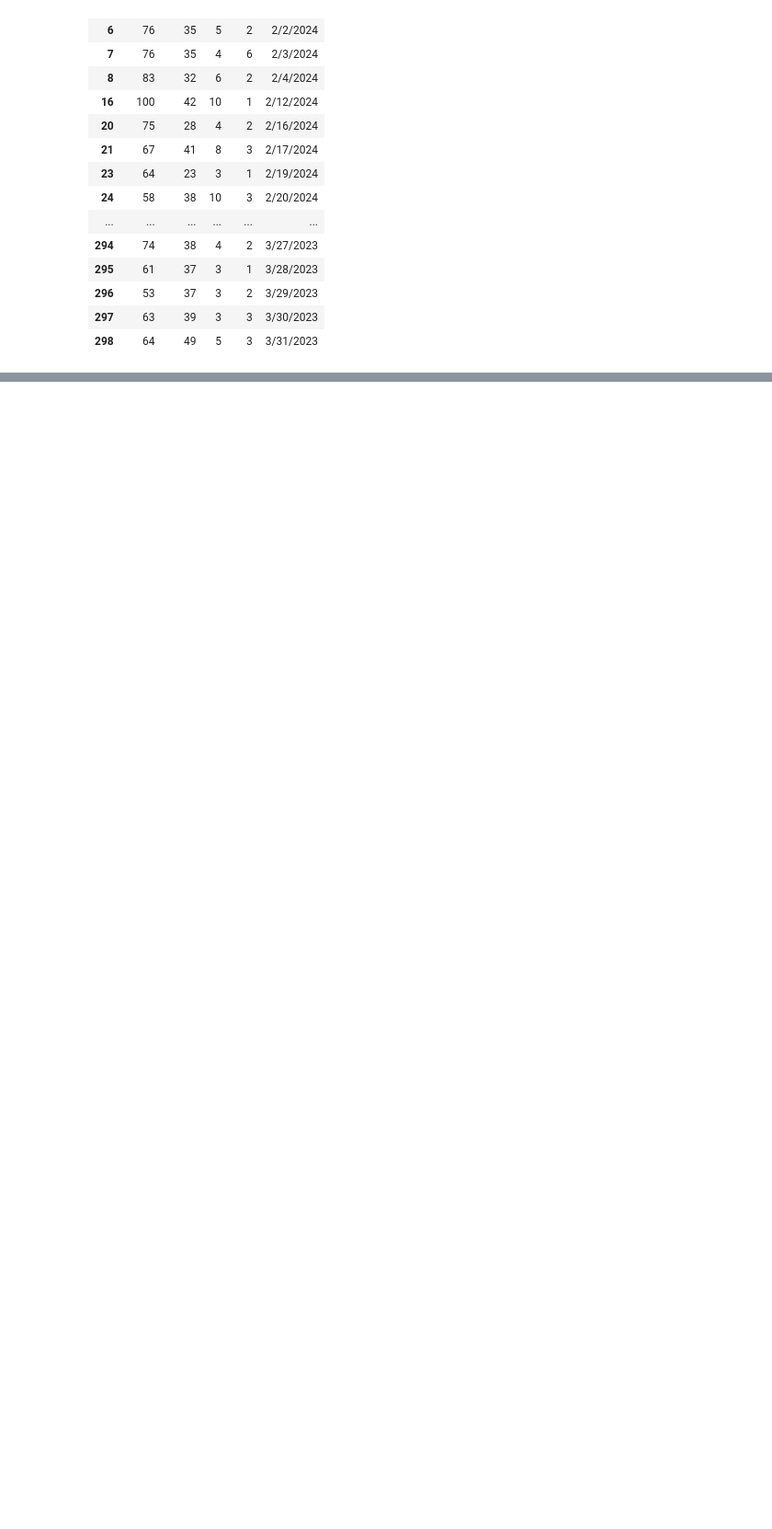
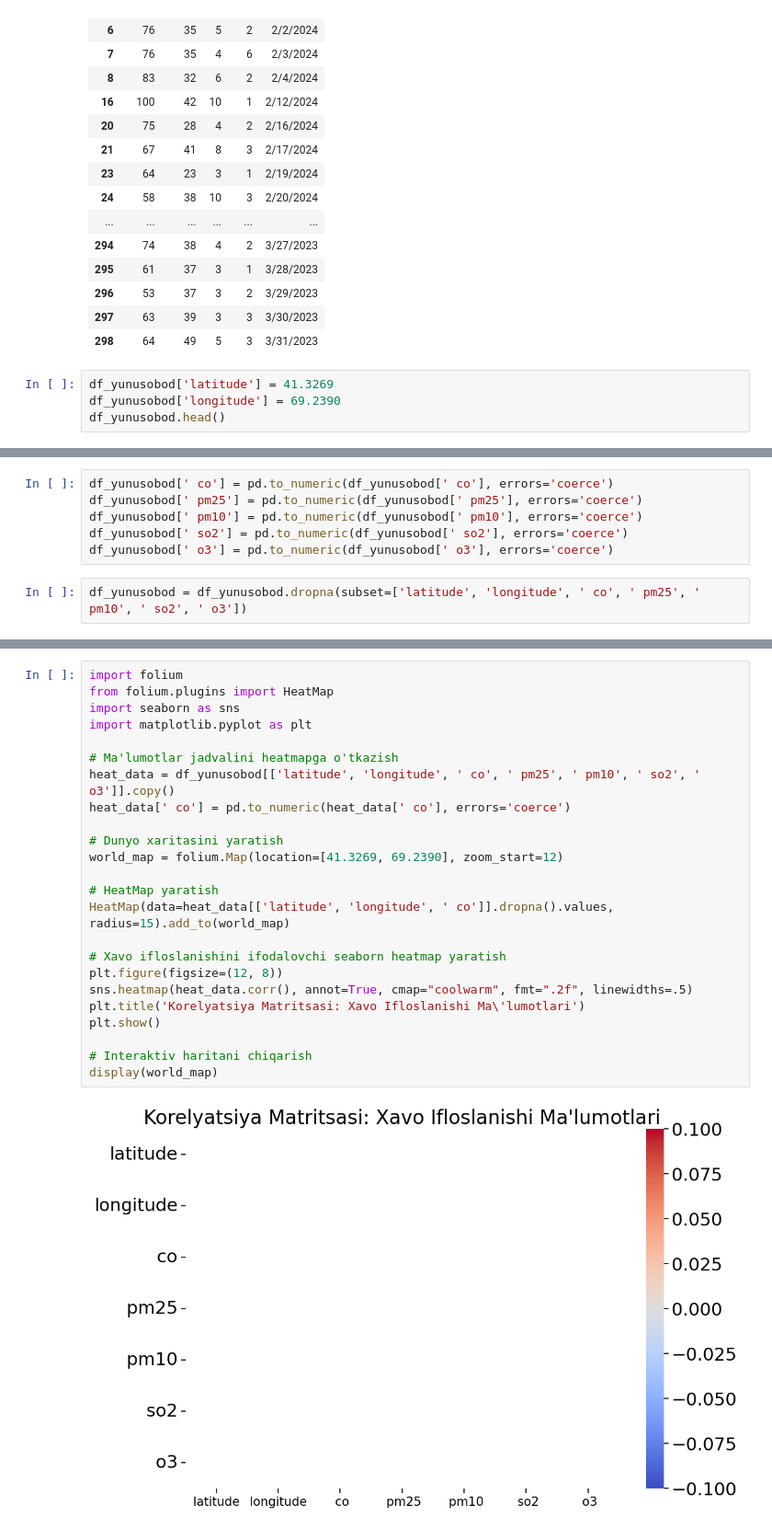
Before and after one commit to iMan0405/Portfolio_DT_vs_AI, a Jupyter notebook: Air_Quality_Tashkent_Yunusobod.ipynb, the cells around one changed output, grey strips where cells are left out. Shown at 92% size. Drawn from its saved outputs; the diff is of its cells as text; blank space fills up the shorter version.

```diff
--- a/Air_Quality_Tashkent_Yunusobod.ipynb
+++ b/Air_Quality_Tashkent_Yunusobod.ipynb
@@ -233,3 +233,7 @@ df_yunusobod[[' pm25', ' pm10', ' co', ' so2', "date"]].style.background_gradien
 | 296 | 53 | 37 | 3 | 2 | 3/29/2023 |
 | 297 | 63 | 39 | 3 | 3 | 3/30/2023 |
 | 298 | 64 | 49 | 5 | 3 | 3/31/2023 |
+# %%
+df_yunusobod['latitude'] = 41.3269
+df_yunusobod['longitude'] = 69.2390
+df_yunusobod.head()
@@ -235,0 +247,8 @@ df_yunusobod[[' pm25', ' pm10', ' co', ' so2', "date"]].style.background_gradien
+# %%
+df_yunusobod[' co'] = pd.to_numeric(df_yunusobod[' co'], errors='coerce')
+df_yunusobod[' pm25'] = pd.to_numeric(df_yunusobod[' pm25'], errors='coerce')
+df_yunusobod[' pm10'] = pd.to_numeric(df_yunusobod[' pm10'], errors='coerce')
+df_yunusobod[' so2'] = pd.to_numeric(df_yunusobod[' so2'], errors='coerce')
+df_yunusobod[' o3'] = pd.to_numeric(df_yunusobod[' o3'], errors='coerce')
+# %%
+df_yunusobod = df_yunusobod.dropna(subset=['latitude', 'longitude', ' co', ' pm25', ' pm10', ' so2', ' o3'])
@@ -235,0 +269,26 @@ df_yunusobod[[' pm25', ' pm10', ' co', ' so2', "date"]].style.background_gradien
+# %%
+import folium
+from folium.plugins import HeatMap
+import seaborn as sns
+import matplotlib.pyplot as plt
+
+# Ma'lumotlar jadvalini heatmapga o'tkazish
+heat_data = df_yunusobod[['latitude', 'longitude', ' co', ' pm25', ' pm10', ' so2', ' o3']].copy()
+heat_data[' co'] = pd.to_numeric(heat_data[' co'], errors='coerce')
+
+# Dunyo xaritasini yaratish
+world_map = folium.Map(location=[41.3269, 69.2390], zoom_start=12)
+
+# HeatMap yaratish
+HeatMap(data=heat_data[['latitude', 'longitude', ' co']].dropna().values, radius=15).add_to(world_map)
+
+# Xavo ifloslanishini ifodalovchi seaborn heatmap yaratish
+plt.figure(figsize=(12, 8))
+sns.heatmap(heat_data.corr(), annot=True, cmap="coolwarm", fmt=".2f", linewidths=.5)
+plt.title('Korelyatsiya Matritsasi: Xavo Ifloslanishi Ma\'lumotlari')
+plt.show()
+
+# Interaktiv haritani chiqarish
+display(world_map)
+# %% [output]
+[figure, added]
```
Also changed, not shown: parts of 4 cells of this notebook.
